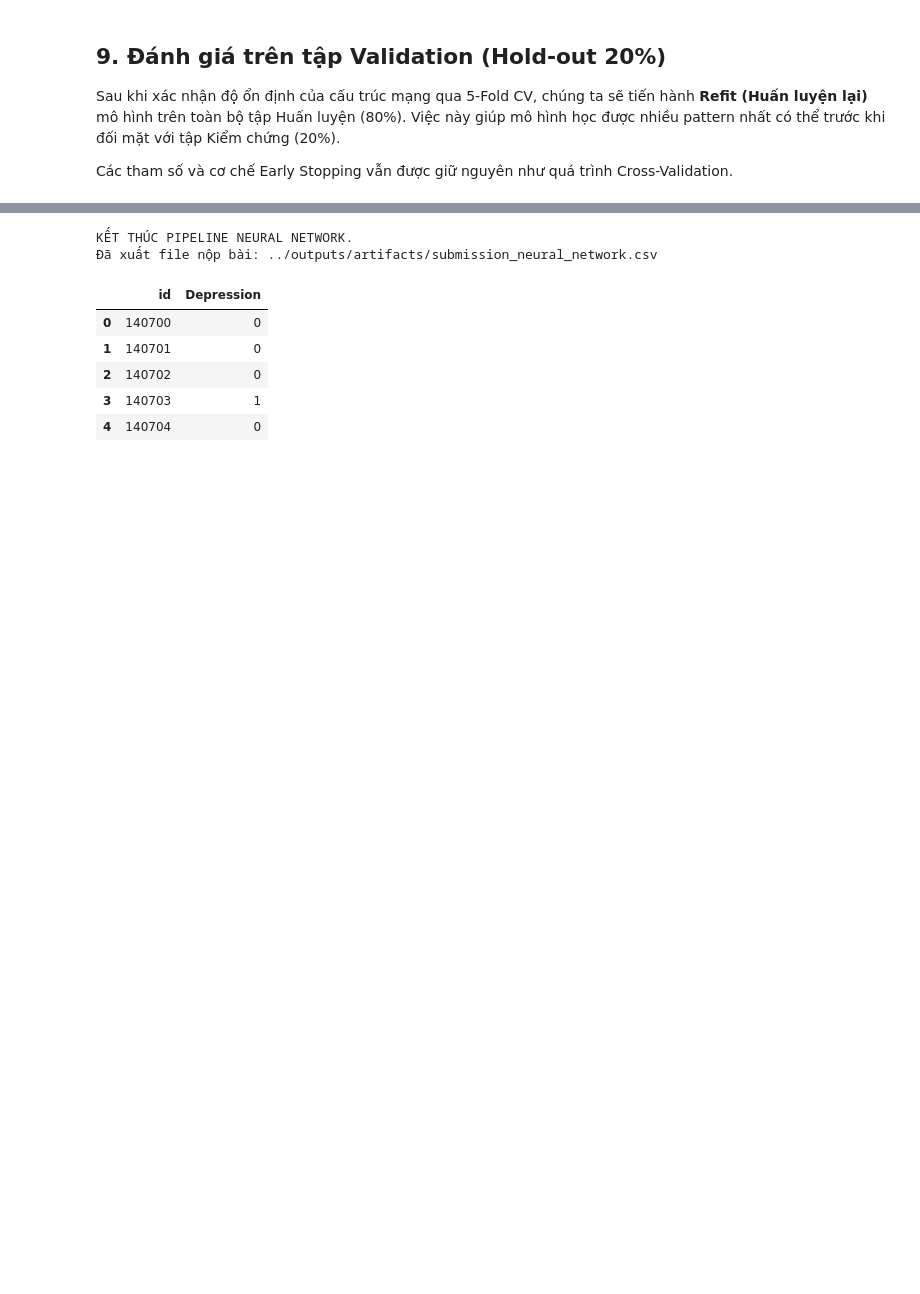
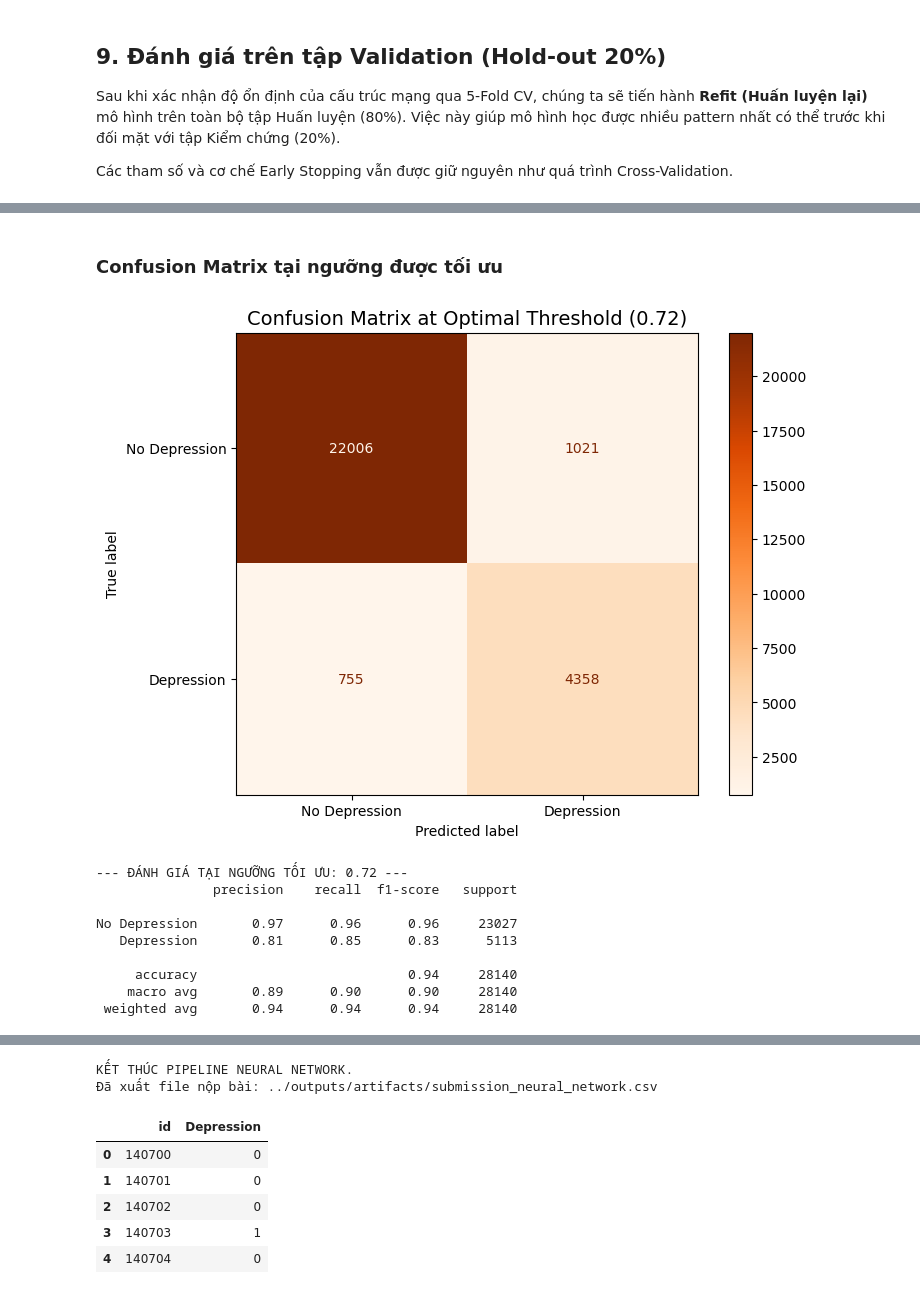
Before and after one commit to s4lt1f0l/Exploring-Mental-Health-Data, a Jupyter notebook: notebooks/05_neural_network.ipynb, the cells around one changed output, grey strips where cells are left out. Cells and saved outputs as stored; diff of their text form; code cells hidden in the pictures; blank space fills up the shorter version.

```diff
--- a/notebooks/05_neural_network.ipynb
+++ b/notebooks/05_neural_network.ipynb
@@ -611,0 +715,28 @@ F1-Score cao nhất đạt được      : 0.8309
+# %% [markdown]
+### **Confusion Matrix** tại ngưỡng được tối ưu
+# %%
+val_preds_opt = (val_probs_nn >= opt_threshold).astype(int)
+
+cm_opt = confusion_matrix(y_val, val_preds_opt)
+
+fig, ax = plt.subplots(figsize=(8, 6))
+disp = ConfusionMatrixDisplay(confusion_matrix=cm_opt, display_labels=['No Depression', 'Depression'])
+disp.plot(cmap='Oranges', ax=ax, values_format='d')
+
+plt.title(f'Confusion Matrix at Optimal Threshold ({opt_threshold:.2f})', fontsize=14)
+plt.grid(False)
+plt.show()
+
+print(f"--- ĐÁNH GIÁ TẠI NGƯỠNG TỐI ƯU: {opt_threshold:.2f} ---")
+print(classification_report(y_val, val_preds_opt, target_names=['No Depression', 'Depression']))
+# %% [output]
+[figure, added]
+--- ĐÁNH GIÁ TẠI NGƯỠNG TỐI ƯU: 0.72 ---
+               precision    recall  f1-score   support
+
+No Depression       0.97      0.96      0.96     23027
+   Depression       0.81      0.85      0.83      5113
+
+     accuracy                           0.94     28140
+    macro avg       0.89      0.90      0.90     28140
+ weighted avg       0.94      0.94      0.94     28140
```
Also changed, not shown: parts of 16 cells of this notebook.
